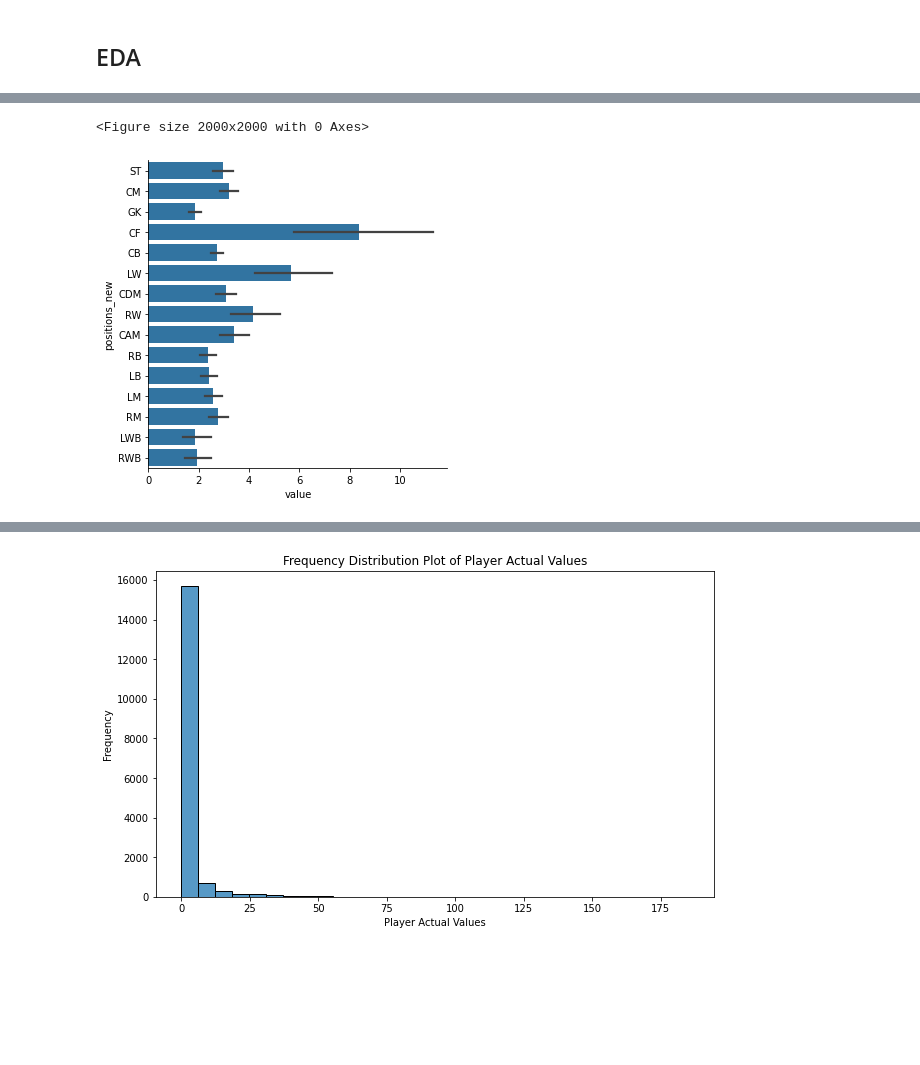
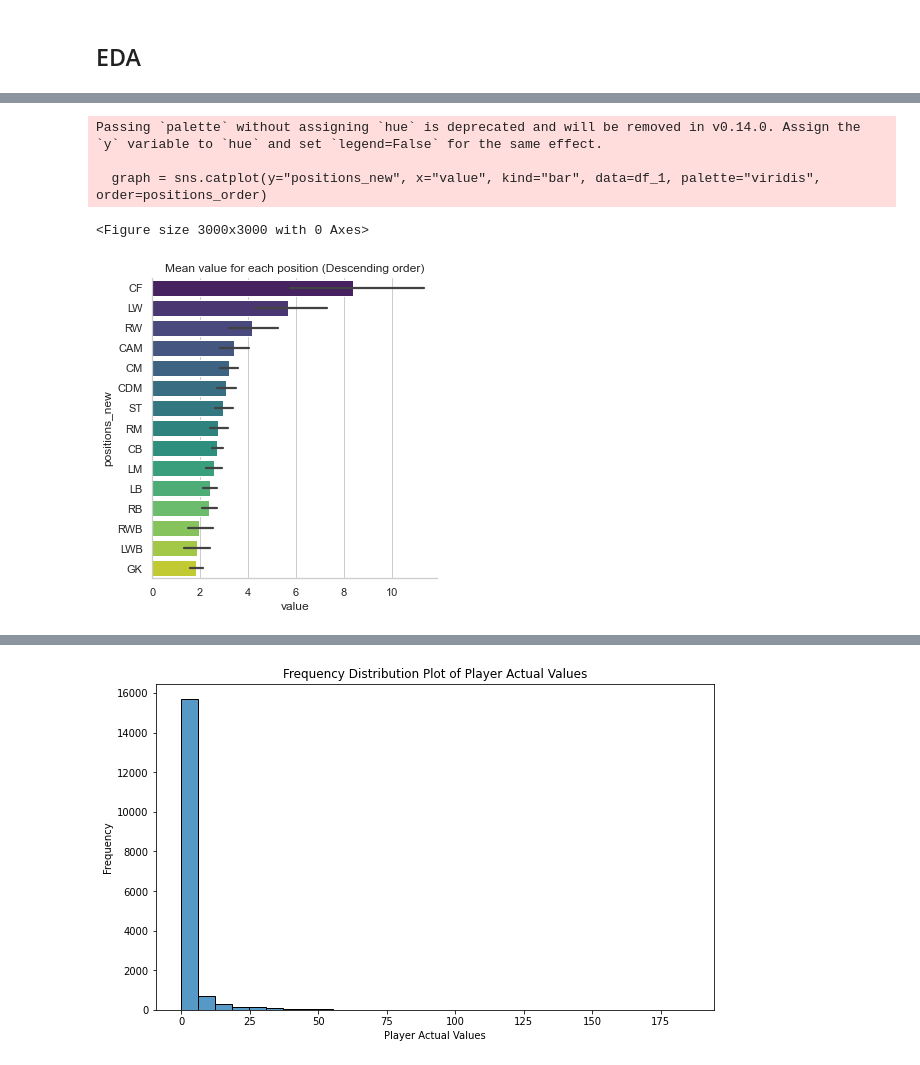
Before and after one commit to sanmil09/IS597_MLC, a Jupyter notebook: football_predictions.ipynb, the cells around one changed output, grey strips where cells are left out. Cells and saved outputs as stored; diff of their text form; code cells hidden in the pictures; blank space fills up the shorter version.

```diff
--- a/football_predictions.ipynb
+++ b/football_predictions.ipynb
@@ -396,7 +437,13 @@ Name: value, dtype: float64
 # %%
-plt.figure(figsize=(10,10),dpi=200)
-graph = sns.catplot(y="positions_new", x="value", kind="bar",  data=df_1)
+positions_order = df_1.groupby("positions_new")["value"].mean().sort_values(ascending=False).index
+
+plt.figure(figsize=(15, 15), dpi=200)
+graph = sns.catplot(y="positions_new", x="value", kind="bar", data=df_1, palette="viridis", order=positions_order)
+plt.title("Mean value for each position (Descending order)")
 plt.show()
 # %% [output]
-<Figure size 2000x2000 with 0 Axes>
+Passing `palette` without assigning `hue` is deprecated and will be removed in v0.14.0. Assign the `y` variable to `hue` and set `legend=False` for the same effect.
+
+  graph = sns.catplot(y="positions_new", x="value", kind="bar", data=df_1, palette="viridis", order=positions_order)
+<Figure size 3000x3000 with 0 Axes>
-[figure, old version]
+[figure, new version]
```
Also changed, not shown: parts of 30 cells of this notebook.
